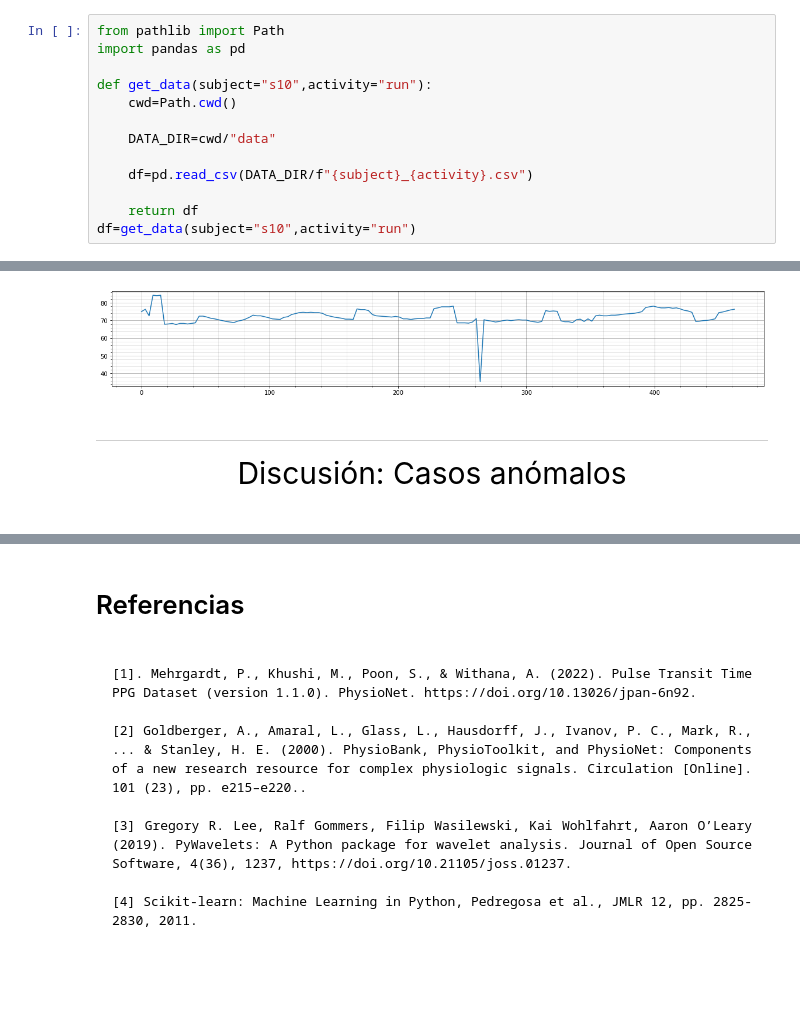
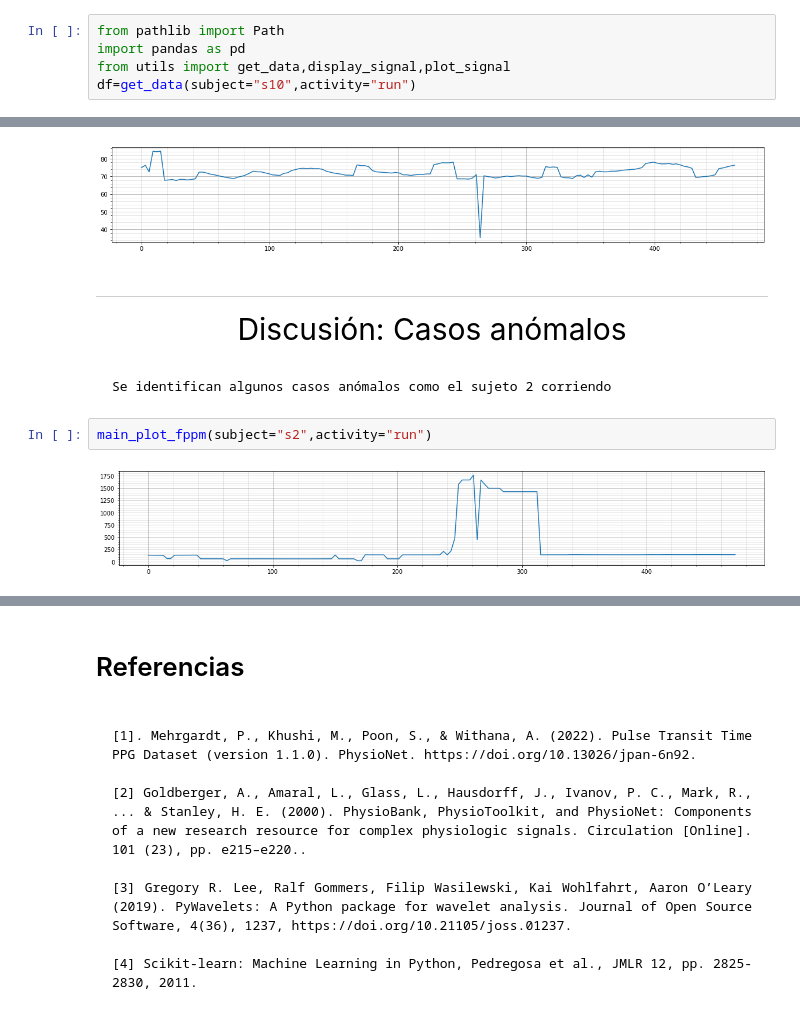
Before and after one commit to DavidUrbaez/Laboratorio_DPS_2, a Jupyter notebook: Laboratorio_senales_2_punto_1_informe.ipynb, the cells around one changed output, grey strips where cells are left out. Drawn from its saved outputs; the diff is of its cells as text; blank space fills up the shorter version.

```diff
--- a/Laboratorio_senales_2_punto_1_informe.ipynb
+++ b/Laboratorio_senales_2_punto_1_informe.ipynb
@@ -56,13 +56,5 @@ Por ejemplo para el sujeto de prueba s10 se presenta la lectura de los datos reg
 # %%
 from pathlib import Path
 import pandas as pd
-
-def get_data(subject="s10",activity="run"):
-    cwd=Path.cwd()
-
-    DATA_DIR=cwd/"data"
-
-    df=pd.read_csv(DATA_DIR/f"{subject}_{activity}.csv")
-
-    return df
+from utils import get_data,display_signal,plot_signal
 df=get_data(subject="s10",activity="run")
@@ -342,3 +365,9 @@ font-variant: small-caps;
 font-weight: italic;
 line-height: 50px;">Discusión: Casos anómalos </p>
 <br>
+
+    Se identifican algunos casos anómalos como el sujeto 2 corriendo
+# %%
+main_plot_fppm(subject="s2",activity="run")
+# %% [output]
+[figure, added]
```
Also changed, not shown: parts of 23 cells of this notebook, 6 other files.
